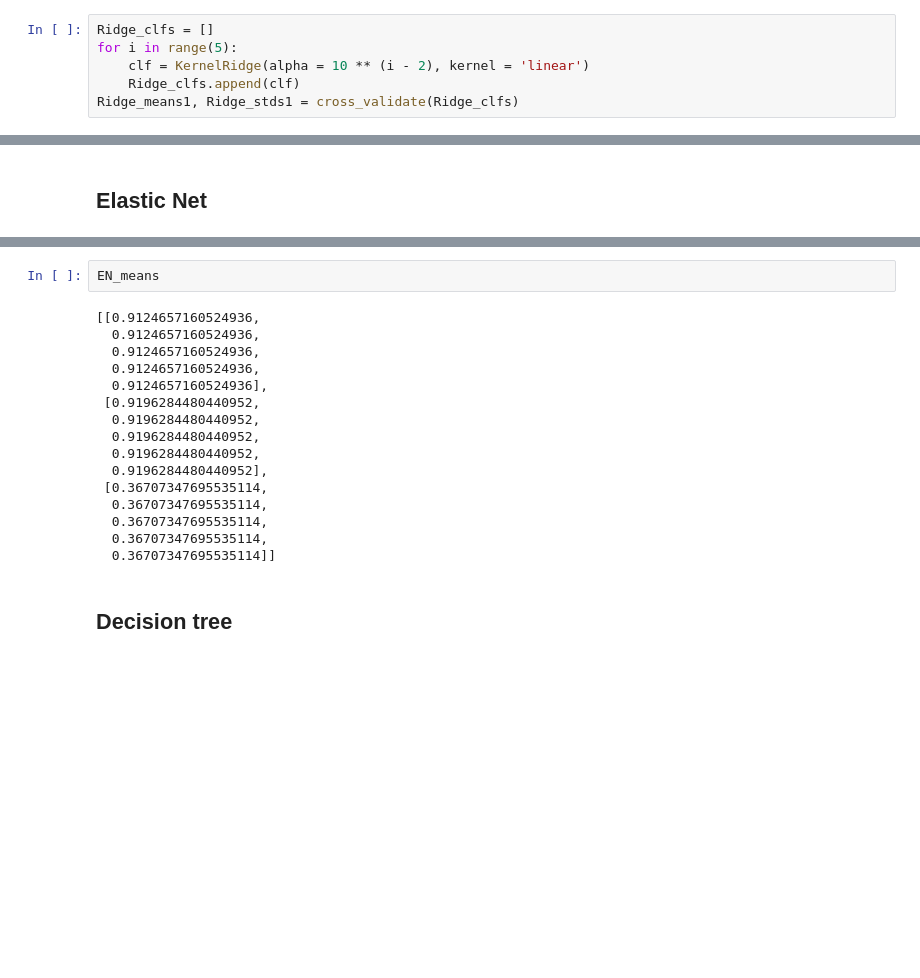
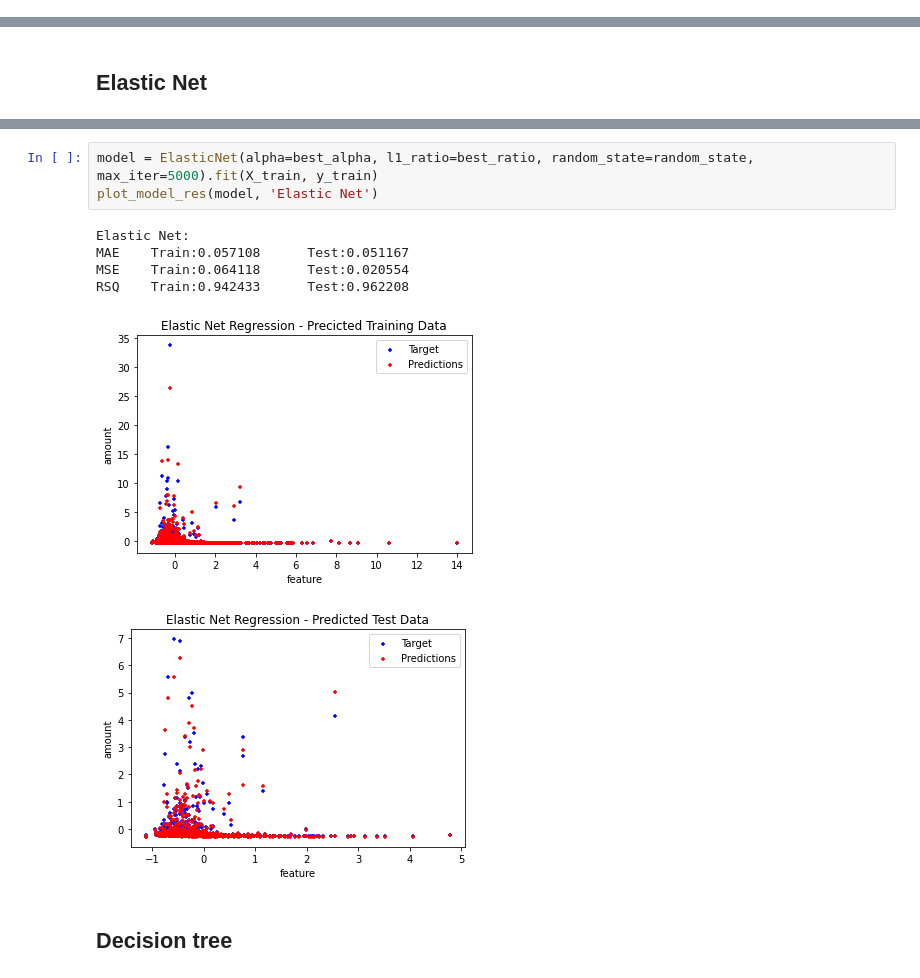
Before and after one commit to Chenmo1212/ML-WIC_predict, a Jupyter notebook: z-score归一化.ipynb, the cells around one changed output, grey strips where cells are left out. Cells and saved outputs as stored; diff of their text form; blank space fills up the shorter version.

```diff
--- a/z-score归一化.ipynb
+++ b/z-score归一化.ipynb
@@ -142,6 +203,0 @@ cross_validate(models)
-# %%
-Ridge_clfs = []
-for i in range(5):
-    clf = KernelRidge(alpha = 10 ** (i - 2), kernel = 'linear')
-    Ridge_clfs.append(clf)
-Ridge_means1, Ridge_stds1 = cross_validate(Ridge_clfs)
@@ -211,21 +274,13 @@ for i in range(3):
-# %%
-EN_means
-# %% [output]
-[[0.9124657160524936,
-  0.9124657160524936,
-  0.9124657160524936,
-  0.9124657160524936,
-  0.9124657160524936],
- [0.9196284480440952,
-  0.9196284480440952,
-  0.9196284480440952,
-  0.9196284480440952,
-  0.9196284480440952],
- [0.36707347695535114,
-  0.36707347695535114,
-  0.36707347695535114,
-  0.36707347695535114,
-  0.36707347695535114]]
+# %%
+model = ElasticNet(alpha=best_alpha, l1_ratio=best_ratio, random_state=random_state, max_iter=5000).fit(X_train, y_train)
+plot_model_res(model, 'Elastic Net')
+# %% [output]
+Elastic Net:
+MAE    Train:0.057108      Test:0.051167
+MSE    Train:0.064118      Test:0.020554
+RSQ    Train:0.942433      Test:0.962208
+[figure, added]
+[figure, added]
 # %% [markdown]
 ## Decision tree
 # %%
```
Also changed, not shown: parts of 23 cells of this notebook, 1 other file.
